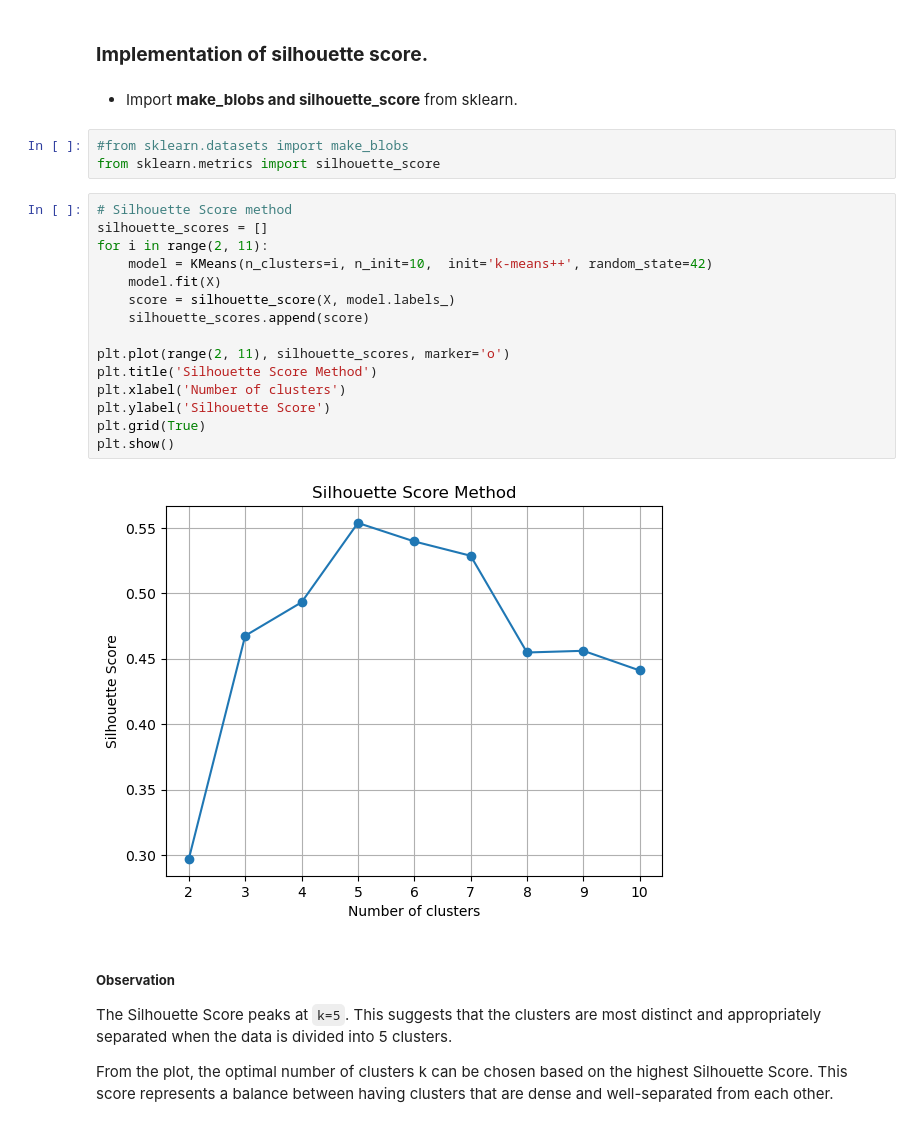
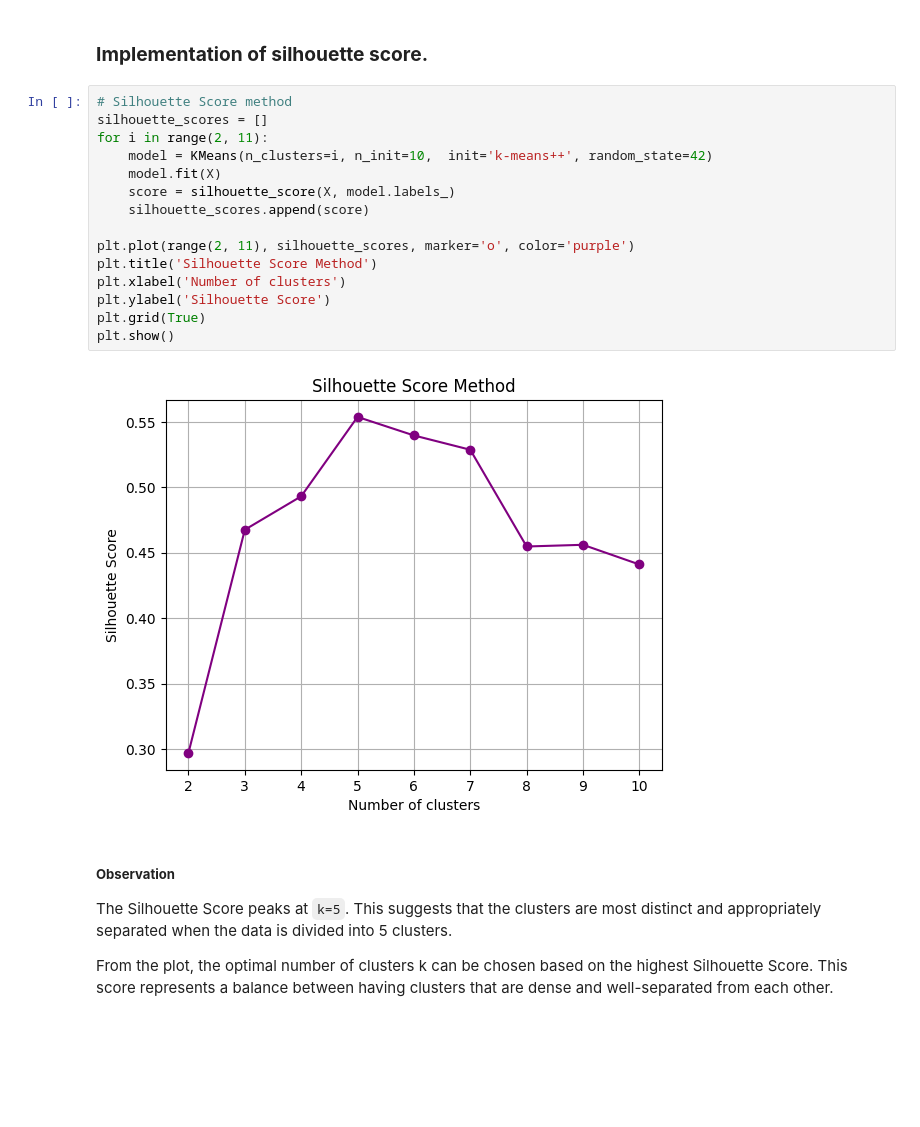
Before and after one commit to aninditadash/Introduction_to_machine_learning, a Jupyter notebook: unsupervised_learning/1.Unsupervised_Learning_Algorithms.ipynb, the cells around one changed output. Drawn from its saved outputs; the diff is of its cells as text; blank space fills up the shorter version.

```diff
--- a/unsupervised_learning/1.Unsupervised_Learning_Algorithms.ipynb
+++ b/unsupervised_learning/1.Unsupervised_Learning_Algorithms.ipynb
@@ -361,28 +341,23 @@ plt.show()
 - K-means clusters with K = 5.
 # %% [markdown]
 ### __Implementation of silhouette score.__
-# %% [markdown]
-- Import **make_blobs and silhouette_score** from sklearn.
-# %%
-#from sklearn.datasets import make_blobs
-from sklearn.metrics import silhouette_score
 # %%
 # Silhouette Score method
 silhouette_scores = []
 for i in range(2, 11):
     model = KMeans(n_clusters=i, n_init=10,  init='k-means++', random_state=42)
     model.fit(X)
     score = silhouette_score(X, model.labels_)
     silhouette_scores.append(score)
 
-plt.plot(range(2, 11), silhouette_scores, marker='o')
+plt.plot(range(2, 11), silhouette_scores, marker='o', color='purple')
 plt.title('Silhouette Score Method')
 plt.xlabel('Number of clusters')
 plt.ylabel('Silhouette Score')
 plt.grid(True)
 plt.show()
 # %% [output]
-[figure, old version]
+[figure, new version]
 # %% [markdown]
 ##### __Observation__
 
```
Also changed, not shown: parts of 14 cells of this notebook.
